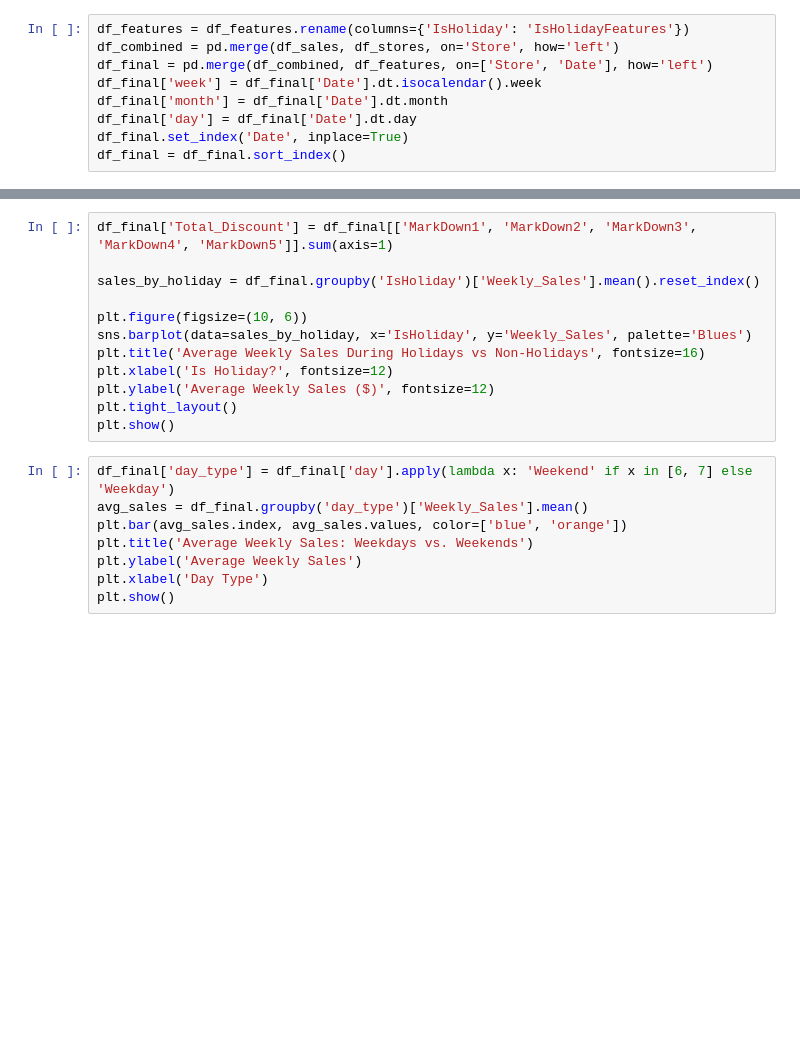
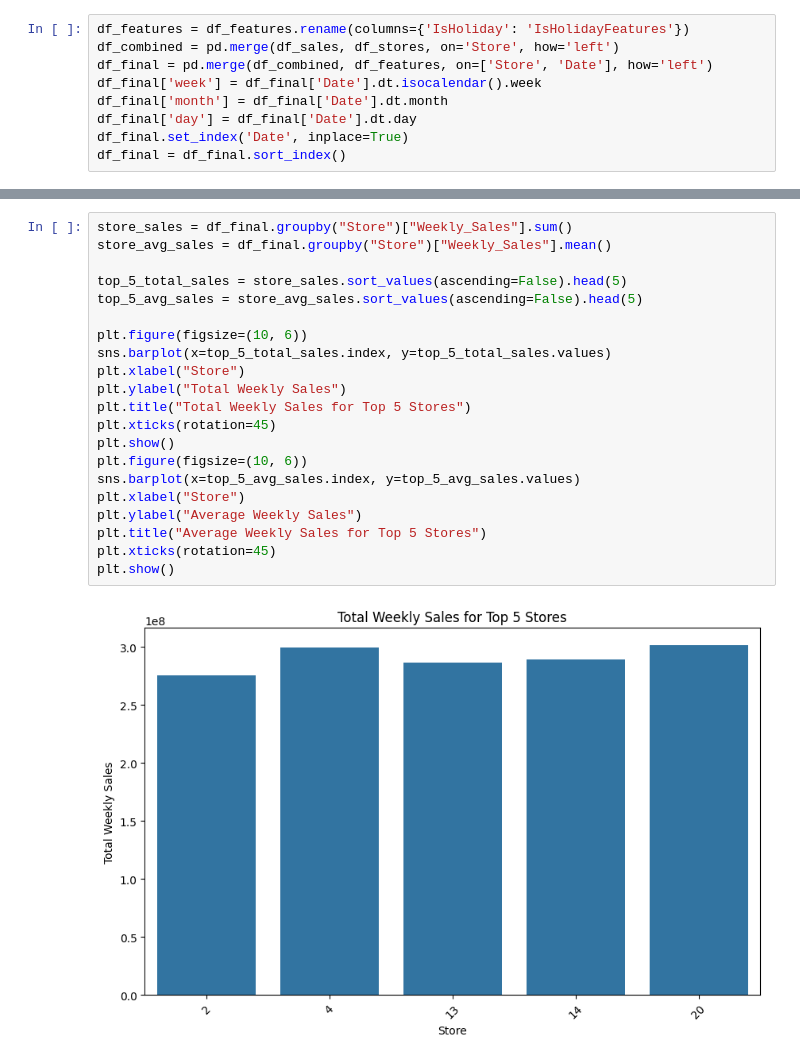
Before and after one commit to jpgianfaldoni/challenge-mle, a Jupyter notebook: notebooks/data_exploring.ipynb, the cells around one changed output, grey strips where cells are left out. Cells and saved outputs as stored; diff of their text form; blank space fills up the shorter version.

```diff
--- a/notebooks/data_exploring.ipynb
+++ b/notebooks/data_exploring.ipynb
@@ -66,20 +126,23 @@ plt.show()
-# %%
-df_final['Total_Discount'] = df_final[['MarkDown1', 'MarkDown2', 'MarkDown3', 'MarkDown4', 'MarkDown5']].sum(axis=1)
-
-sales_by_holiday = df_final.groupby('IsHoliday')['Weekly_Sales'].mean().reset_index()
-
-plt.figure(figsize=(10, 6))
-sns.barplot(data=sales_by_holiday, x='IsHoliday', y='Weekly_Sales', palette='Blues')
-plt.title('Average Weekly Sales During Holidays vs Non-Holidays', fontsize=16)
-plt.xlabel('Is Holiday?', fontsize=12)
-plt.ylabel('Average Weekly Sales ($)', fontsize=12)
-plt.tight_layout()
-plt.show()
-# %%
-df_final['day_type'] = df_final['day'].apply(lambda x: 'Weekend' if x in [6, 7] else 'Weekday')
-avg_sales = df_final.groupby('day_type')['Weekly_Sales'].mean()
-plt.bar(avg_sales.index, avg_sales.values, color=['blue', 'orange'])
-plt.title('Average Weekly Sales: Weekdays vs. Weekends')
-plt.ylabel('Average Weekly Sales')
-plt.xlabel('Day Type')
-plt.show()
+# %%
+store_sales = df_final.groupby("Store")["Weekly_Sales"].sum()
+store_avg_sales = df_final.groupby("Store")["Weekly_Sales"].mean()
+
+top_5_total_sales = store_sales.sort_values(ascending=False).head(5)
+top_5_avg_sales = store_avg_sales.sort_values(ascending=False).head(5)
+
+plt.figure(figsize=(10, 6))
+sns.barplot(x=top_5_total_sales.index, y=top_5_total_sales.values)
+plt.xlabel("Store")
+plt.ylabel("Total Weekly Sales")
+plt.title("Total Weekly Sales for Top 5 Stores")
+plt.xticks(rotation=45)
+plt.show()
+plt.figure(figsize=(10, 6))
+sns.barplot(x=top_5_avg_sales.index, y=top_5_avg_sales.values)
+plt.xlabel("Store")
+plt.ylabel("Average Weekly Sales")
+plt.title("Average Weekly Sales for Top 5 Stores")
+plt.xticks(rotation=45)
+plt.show()
+# %% [output]
+[figure, added]
```
Also changed, not shown: parts of 16 cells of this notebook, 6 other files.
